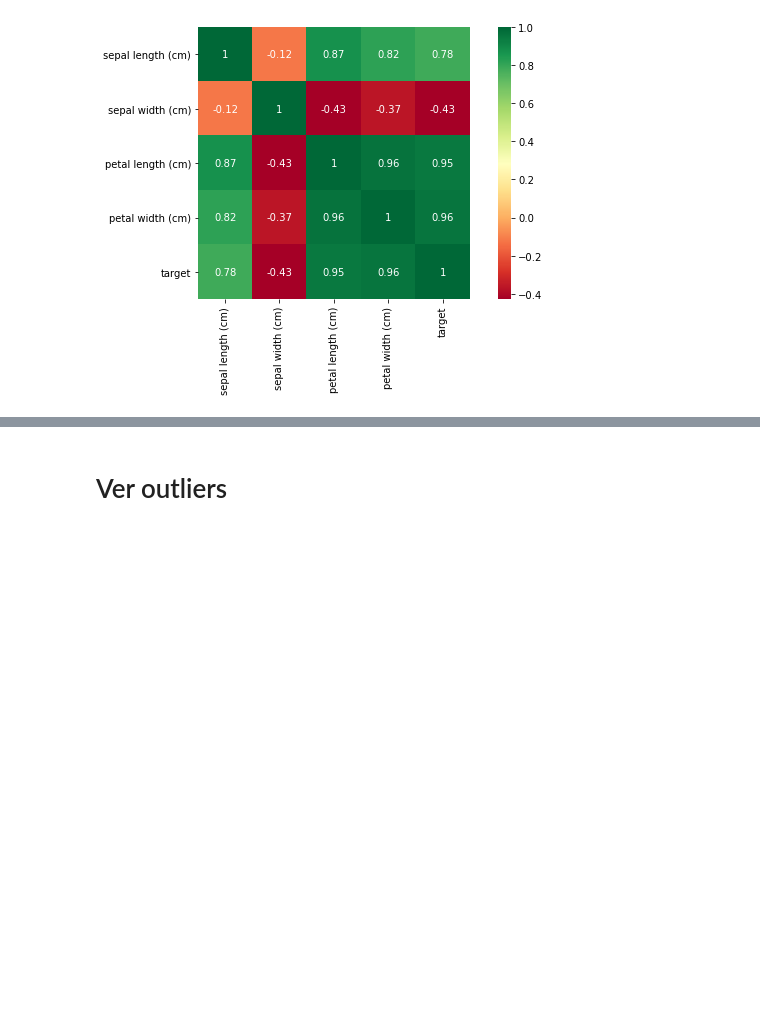
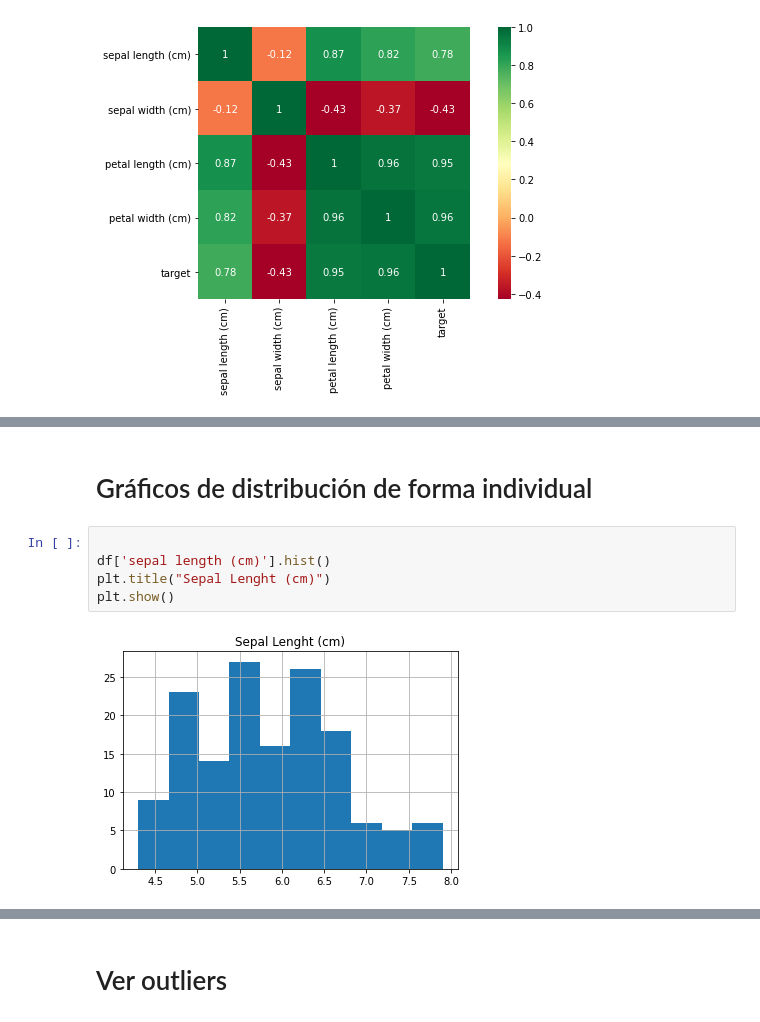
Before and after one commit to Jefer698/Solemne-I-Optativo-de-Especialidad-II, a Jupyter notebook: Solemne1_NombreApellido.ipynb, the cells around one changed output, grey strips where cells are left out. Drawn from its saved outputs; the diff is of its cells as text; blank space fills up the shorter version.

```diff
--- a/Solemne1_NombreApellido.ipynb
+++ b/Solemne1_NombreApellido.ipynb
@@ -337,0 +357,9 @@ p = sb.heatmap(df.corr(method='pearson'), annot=True, cmap='RdYlGn', square=True
+# %% [markdown]
+# Gráficos de distribución de forma individual
+# %%
+
+df['sepal length (cm)'].hist()
+plt.title("Sepal Lenght (cm)")
+plt.show()
+# %% [output]
+[figure, added]
```
Also changed, not shown: parts of 94 cells of this notebook.
